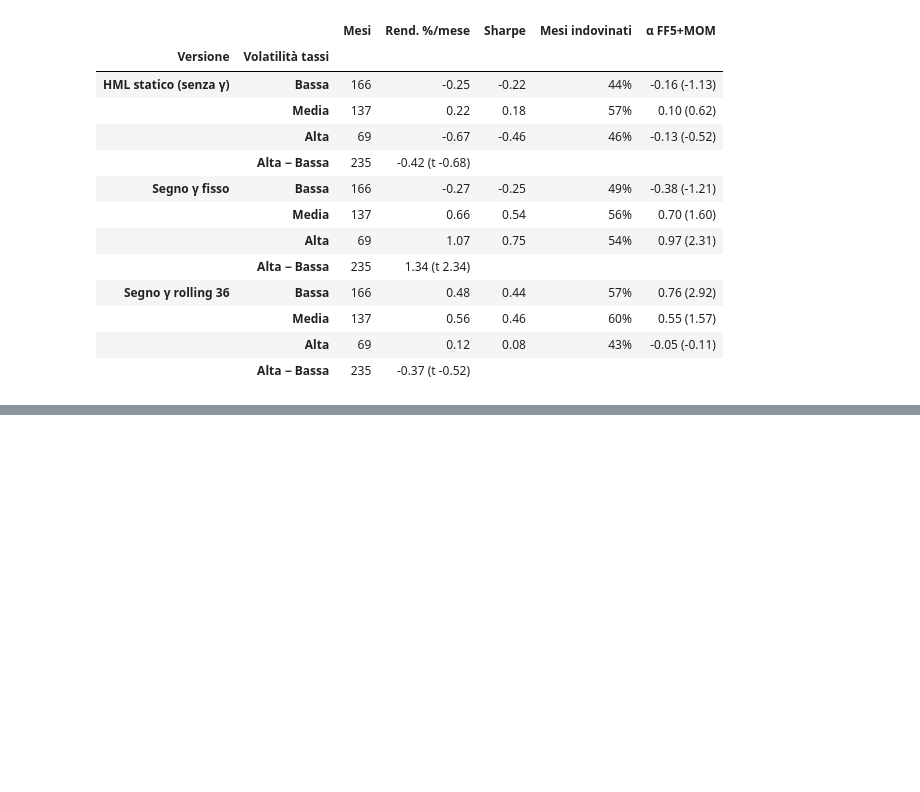
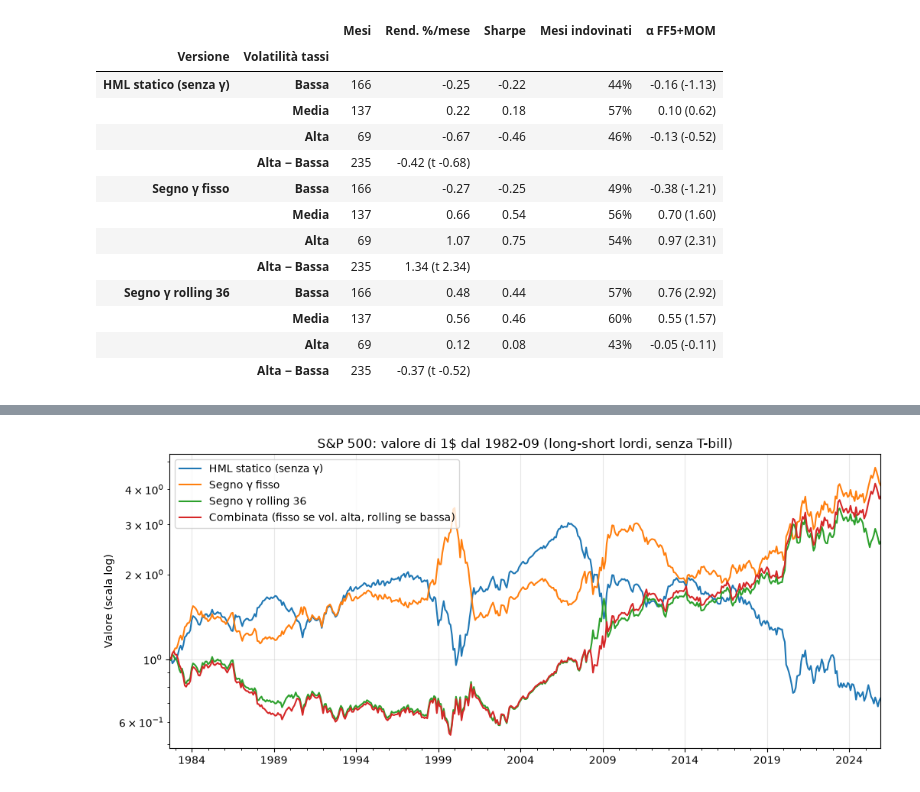
Before and after one commit to luigidimonte/AppliedInvestments, a Jupyter notebook: 02_strategia_value_growth.ipynb, the cells around one changed output, grey strips where cells are left out. Drawn from its saved outputs; the diff is of its cells as text; code cells hidden in the pictures; blank space fills up the shorter version.

Commit message:
Strategia value-growth: versione 100/100, isteresi, costi, dal 1982

```diff
--- a/02_strategia_value_growth.ipynb
+++ b/02_strategia_value_growth.ipynb
@@ -91,0 +159,16 @@ Periodo CRSP: 1975-01 → 2025-12
+# %%
+# ---------- il file delle composizioni ----------
+print("Righe nel file:", len(memb), "| PERMNO diversi:", memb["PERMNO"].nunique(),
+      "| righe duplicate identiche:", memb.duplicated().sum())
+print("Data di inizio più vecchia:", memb["SP500 Start"].min(), "| più recente:", memb["SP500 Start"].max())
+display(memb.sort_values("PERMNO").head(10))
+
+# ---------- il flag in CRSP: quanti titoli diversi e quanto cambia ogni anno ----------
+flag = crsp.loc[crsp["sp500"], ["PERMNO", "mese"]]
+print("\nPERMNO diversi con flag S&P 500 in tutto il campione:", flag["PERMNO"].nunique())
+per_anno = flag.groupby(flag["mese"].dt.year)["PERMNO"].apply(set)
+cambi = pd.DataFrame({"Titoli nell'anno": per_anno.apply(len),
+                      "Entrati rispetto all'anno prima": [len(per_anno.iloc[i] - per_anno.iloc[i - 1]) if i else np.nan
+                                                         for i in range(len(per_anno))]},
+                     index=per_anno.index)
+display(cambi.T)
@@ -1650,0 +1801,81 @@ Soglie di volatilità (punti % al mese):
+# %%
+U = "S&P 500"
+y_sp = a_periodi(ls[U])
+
+# ---------- 1. regime di volatilità in tempo reale ----------
+dgs2 = a_periodi(fred("DGS2"))
+vol2 = dgs2.diff().rolling(12).std()
+vol2.index = vol2.index + 1                                # indice = mese di detenzione (dati fino al mese prima)
+soglia = vol2.expanding(min_periods=60).median()           # mediana di tutta la storia disponibile fino a quel mese
+alta = (vol2 > soglia).astype(float)
+alta[soglia.isna()] = np.nan
+
+# ---------- 2. segno combinato: fisso se volatilità alta, rolling se bassa ----------
+s_fis = SERIE_FIN[(U, "Segno γ fisso")][2]
+s_rol = SERIE_FIN[(U, "Segno γ rolling 36")][2]
+idx_c = s_rol.index
+alta_c = alta.reindex(idx_c)
+s_comb = pd.Series(np.where(alta_c == 1, s_fis.reindex(idx_c), s_rol), index=idx_c)
+s_comb[alta_c.isna() | s_fis.reindex(idx_c).isna()] = np.nan
+
+# ---------- 3. rendimenti, turnover e costi ----------
+c_sp, _ = componenti(pesi(crsp[crsp["sp500"].astype(bool)], False))
+
+def rend_costi(s):
+    r = (s * y_sp).dropna()
+    r = r[r.index >= INIZIO]
+    sf = s.copy(); sf.index = sf.index - OFF[U]
+    gm = c_sp["mese"].map(sf).fillna(0).to_numpy(dtype=float)
+    gp = (c_sp["mese"] - 1).map(sf).fillna(0).to_numpy(dtype=float)
+    dw = np.abs(gm * c_sp["w"].to_numpy() - gp * c_sp["w_drift"].to_numpy())
+    tmp = pd.DataFrame({"mese": c_sp["mese"], "dw": dw,
+                        "k": c_sp["lam"].to_numpy() * dw**1.5 / np.sqrt(c_sp["ADV"].to_numpy())})
+    agg = tmp.groupby("mese")[["dw", "k"]].sum()
+    agg.index = agg.index + OFF[U]
+    return r, agg["k"].reindex(r.index).fillna(0), agg["dw"].reindex(r.index).fillna(0)
+
+VERS_C = {"HML statico (senza γ)": pd.Series(1.0, index=y_sp.index),
+          "Segno γ fisso": s_fis,
+          "Segno γ rolling 36": s_rol,
+          "Combinata (fisso se vol. alta, rolling se bassa)": s_comb}
+
+righe_c, serie_c = [], {}
+for v, s in VERS_C.items():
+    r, K, turn = rend_costi(s)
+    serie_c[v] = r
+    rc = {"Versione": v, "Mesi": len(r), "Rend. %/mese": f"{r.mean()*100:.2f}",
+          "Sharpe": f"{sharpe(r):.2f}", "Drawdown": f"{drawdown_max(r)*100:.1f}%",
+          "Turnover %/mese": f"{turn.mean()*100:.0f}"}
+    for m, X in MODELLI_FATT.items():
+        a, t = alpha_mod(r, X)
+        rc[m] = f"{a*100:.2f} ({t:.2f})"
+    for V0 in [1e8, 1e9]:
+        a, t = alpha_mod(r - np.sqrt(V0) * K, MODELLI_FATT["FF5+MOM"])
+        rc[f"α netta FF5+MOM {nome_v0(V0)}"] = f"{a*100:.2f} ({t:.2f})"
+    righe_c.append(rc)
+
+print(f"Mesi con volatilità alta (uso il γ fisso): {alta_c[alta_c.index >= INIZIO].mean()*100:.0f}%")
+print(f"\n1. {U}, dal {INIZIO} (alpha % mensile, t HAC)")
+display(pd.DataFrame(righe_c).set_index("Versione"))
+
+# ---------- 4. sottoperiodi ----------
+periodi_c = [(INIZIO, pd.Period("1994-12", "M")), (pd.Period("1995-01", "M"), pd.Period("2009-12", "M")),
+             (pd.Period("2010-01", "M"), pd.Period("2021-12", "M")), (pd.Period("2022-01", "M"), y_sp.index.max())]
+righe_p = []
+for v, r in serie_c.items():
+    rp = {"Versione": v}
+    for a_, b_ in periodi_c:
+        x = r[(r.index >= a_) & (r.index <= b_)]
+        a, t = alpha_mod(x, MODELLI_FATT["FF5+MOM"])
+        rp[f"{a_.year}-{b_.year}"] = f"{a*100:.2f} ({t:.2f})"
+    righe_p.append(rp)
+print("\n2. Alpha FF5+MOM per sottoperiodo (% mensile, t HAC)")
+display(pd.DataFrame(righe_p).set_index("Versione"))
+
+# ---------- 5. grafico cumulato ----------
+cum_c = (1 + pd.concat(serie_c, axis=1).dropna()).cumprod()
+ax = cum_c.plot(figsize=(12, 5), logy=True)
+ax.set_title(f"{U}: valore di 1$ dal {INIZIO} (long-short lordi, senza T-bill)")
+ax.set_ylabel("Valore (scala log)"); ax.set_xlabel(""); ax.grid(alpha=0.3)
+plt.show()
+# %% [output]
@@ -1650,0 +1898 @@ Soglie di volatilità (punti % al mese):
+[figure, added]
```
Also changed, not shown: parts of 15 cells of this notebook.
